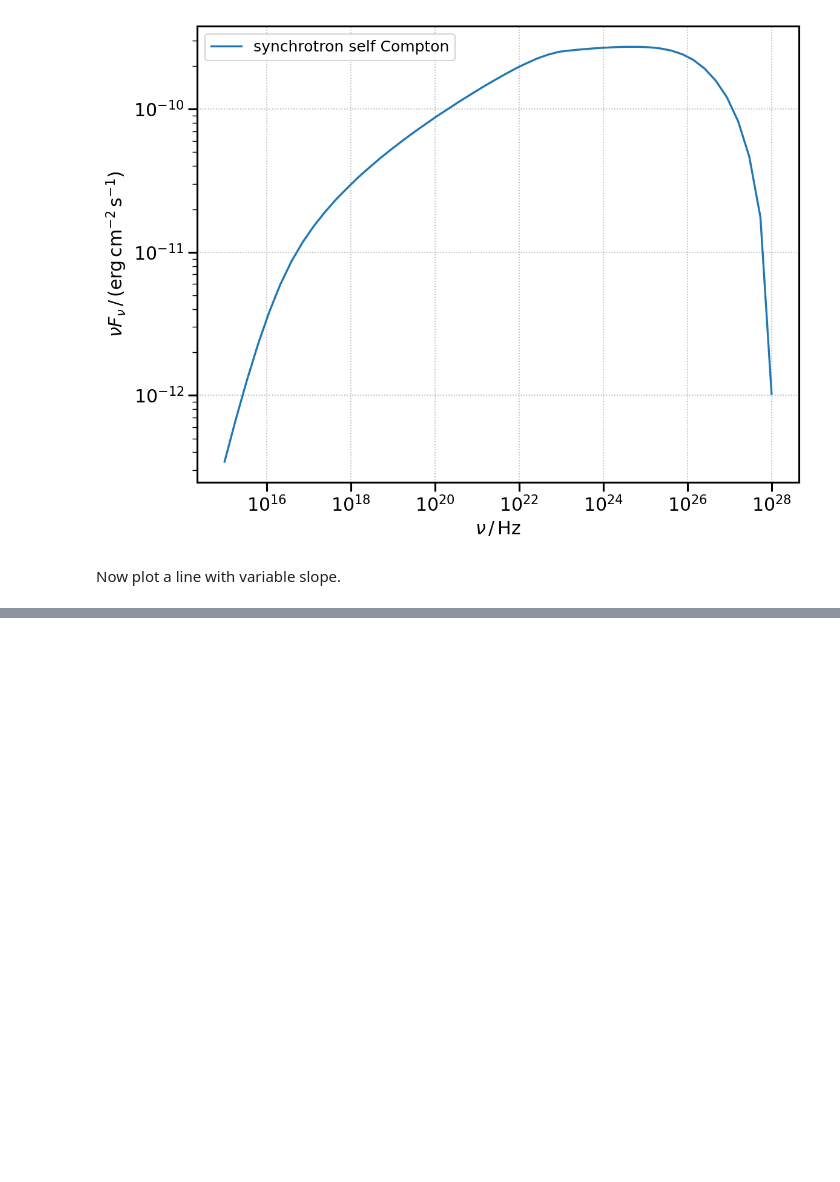
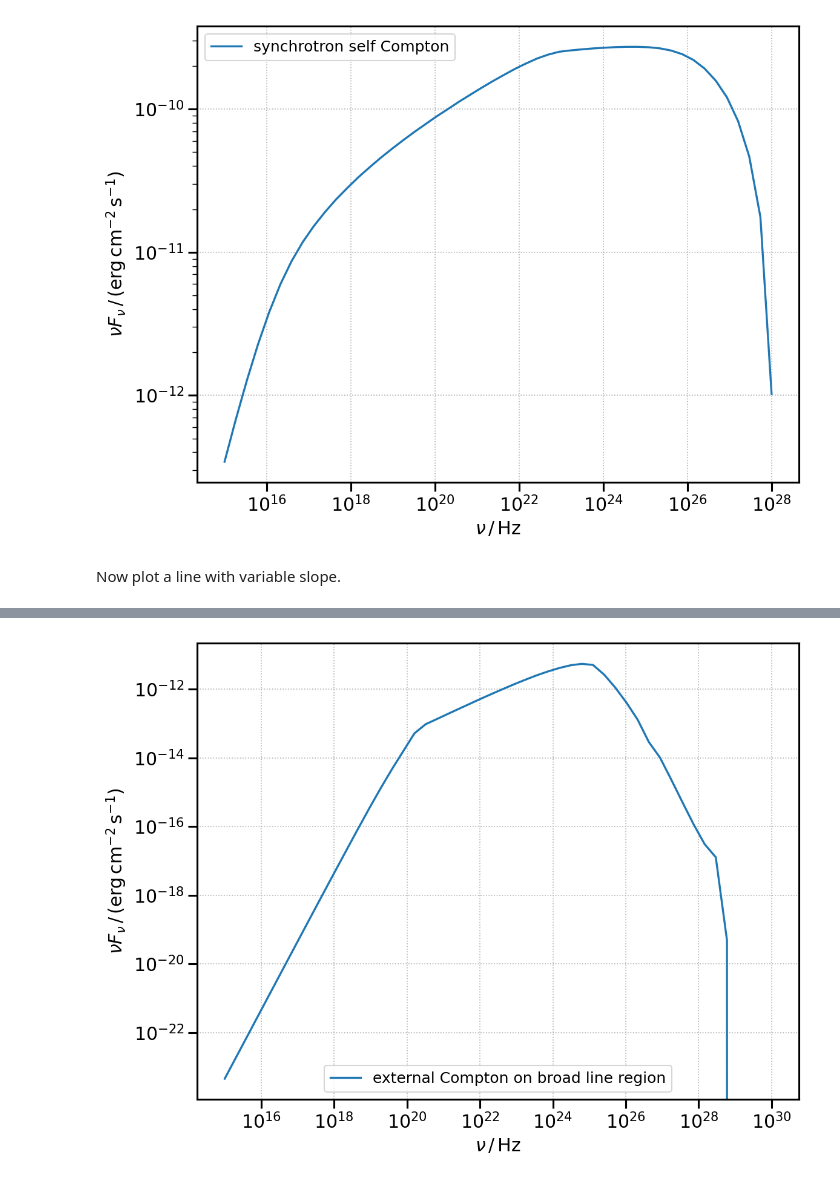
Before and after one commit to KouserImam/Inverse-Compton, a Jupyter notebook: Inverse_compton.ipynb, the cells around one changed output, grey strips where cells are left out. Drawn from its saved outputs; the diff is of its cells as text; code cells hidden in the pictures; blank space fills up the shorter version.

```diff
--- a/Inverse_compton.ipynb
+++ b/Inverse_compton.ipynb
@@ -76,0 +74,54 @@ Now plot a line with variable slope.
+# %%
+import numpy as np
+import astropy.units as u
+from astropy.constants import m_e
+from agnpy.spectra import BrokenPowerLaw
+from agnpy.emission_regions import Blob
+from agnpy.compton import ExternalCompton
+from agnpy.targets import SphericalShellBLR
+from agnpy.utils.plot import plot_sed
+import matplotlib.pyplot as plt
+from agnpy.utils.plot import load_mpl_rc
+
+
+
+# define the emission region and the electron distribution
+R_b = 1e16 * u.cm
+V_b = 4 / 3 * np.pi * R_b ** 3
+z = 1
+delta_D = 40
+Gamma = 40
+B = 0.56 * u.G
+
+W_e = 6e45 * u.erg
+n_e = BrokenPowerLaw.from_total_energy(
+    W=W_e, V=V_b, p1=2.0, p2=3.5, gamma_b=1e4, gamma_min=20, gamma_max=5e7, mass=m_e
+)
+
+blob = Blob(R_b, z, delta_D, Gamma, B, n_e, gamma_e_size=500)
+
+
+# define the target
+L_disk = 2 * 1e46 * u.Unit("erg s-1")
+xi_line = 0.024
+R_line = 1e17 * u.cm
+
+blr = SphericalShellBLR(L_disk, xi_line, "Lyalpha", R_line)
+
+
+# declare the external Compton process
+# distance between the blob and the target
+r = 2e17 * u.cm
+ec = ExternalCompton(blob, blr, r)
+
+# compute the SED over an array of frequencies
+nu = np.logspace(15, 30) * u.Hz
+sed = ec.sed_flux(nu)
+
+# plot it
+load_mpl_rc()
+plot_sed(nu, sed, label="external Compton on broad line region")
+
+plt.show()
+# %% [output]
+[figure, added]
```
Also changed, not shown: parts of 2 cells of this notebook.
